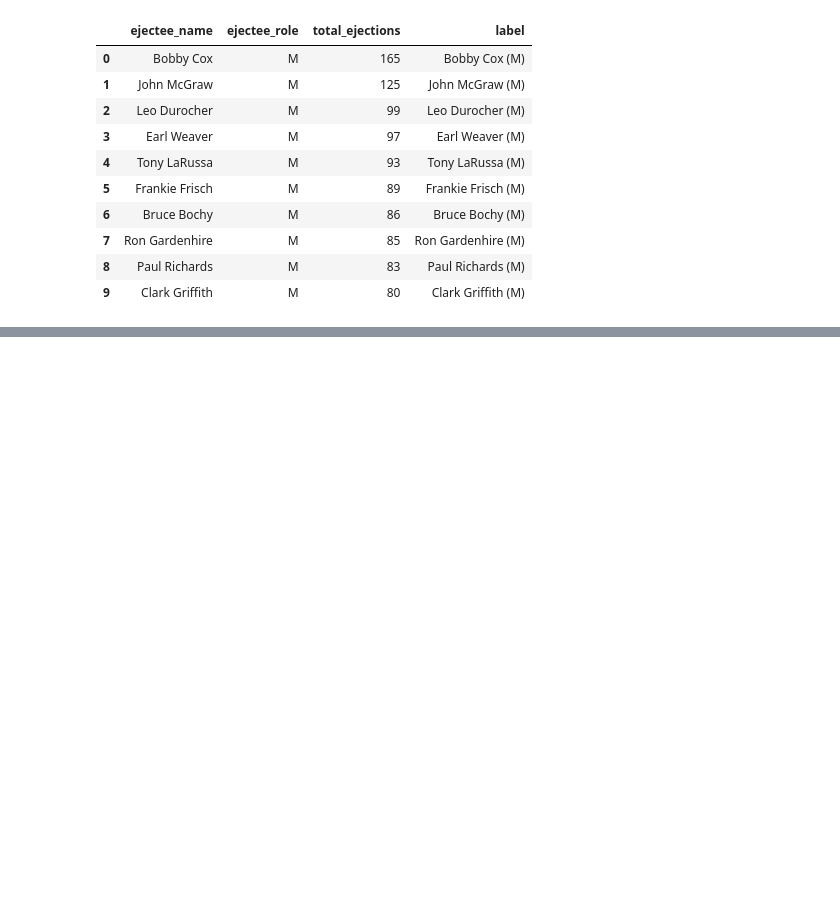
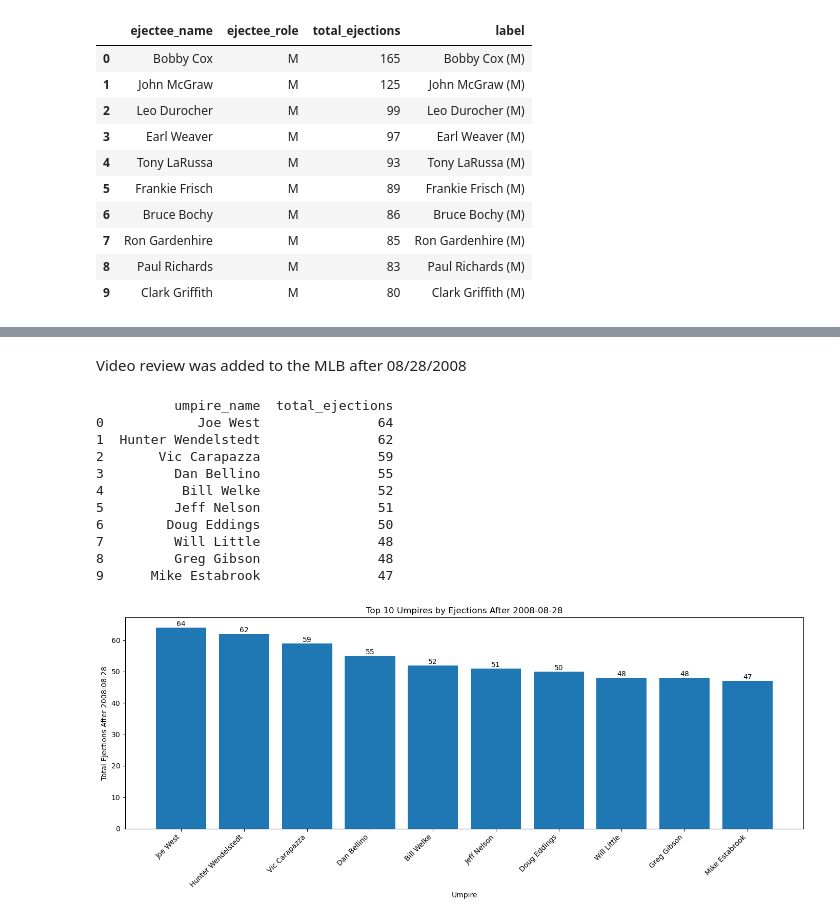
Before and after one commit to bayal0003/dsci510_fall2025_final_project, a Jupyter notebook: ejections_data.ipynb, the cells around one changed output, grey strips where cells are left out. Cells and saved outputs as stored; diff of their text form; code cells hidden in the pictures; blank space fills up the shorter version.

```diff
--- a/ejections_data.ipynb
+++ b/ejections_data.ipynb
@@ -284,0 +347,65 @@ top_players
+# %% [markdown]
+Video review was added to the MLB after 08/28/2008
+# %%
+
+
+# 1. Query: top 10 umpires after 2008-08-28
+conn = sqlite3.connect(DB_NAME)
+
+query = """
+SELECT
+    umpire_name,
+    COUNT(*) AS total_ejections
+FROM ejections
+WHERE date <> 'DATE'  -- skip header row
+  AND date(
+        substr(date,7,4) || '-' ||  -- YYYY
+        substr(date,1,2) || '-' ||  -- MM
+        substr(date,4,2)            -- DD
+      ) > date('2008-08-28')
+  AND umpire_name IS NOT NULL
+  AND umpire_name <> ''
+GROUP BY umpire_name
+ORDER BY total_ejections DESC
+LIMIT 10;
+"""
+
+top_umpires_after = pd.read_sql(query, conn)
+conn.close()
+
+print(top_umpires_after)  # optional: inspect table
+
+# 2. Bar chart
+plt.figure(figsize=(14, 6))
+bars = plt.bar(top_umpires_after["umpire_name"], top_umpires_after["total_ejections"])
+plt.xticks(rotation=45, ha="right")
+plt.xlabel("Umpire")
+plt.ylabel("Total Ejections After 2008-08-28")
+plt.title("Top 10 Umpires by Ejections After 2008-08-28")
+plt.tight_layout()
+
+# 3. Add labels on top of bars
+for bar in bars:
+    height = bar.get_height()
+    plt.text(
+        bar.get_x() + bar.get_width() / 2,
+        height,
+        str(height),
+        ha="center",
+        va="bottom"
+    )
+
+plt.show()
+# %% [output]
+          umpire_name  total_ejections
+0            Joe West               64
+1  Hunter Wendelstedt               62
+2       Vic Carapazza               59
+3         Dan Bellino               55
+4          Bill Welke               52
+5         Jeff Nelson               51
+6        Doug Eddings               50
+7         Will Little               48
+8         Greg Gibson               48
+9      Mike Estabrook               47
+[figure, added]
```
Also changed, not shown: parts of 9 cells of this notebook, 4 other files.
